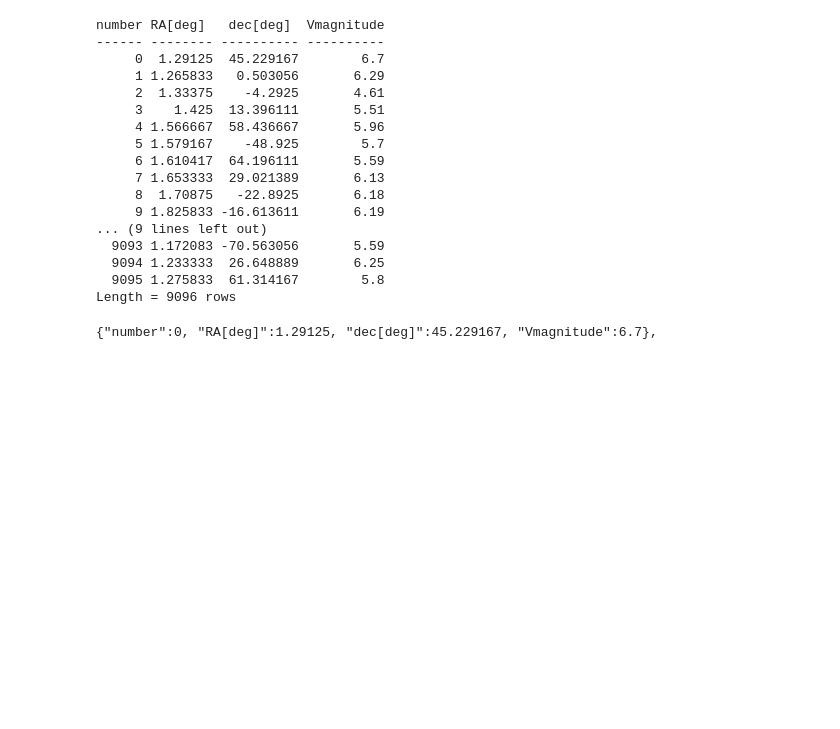
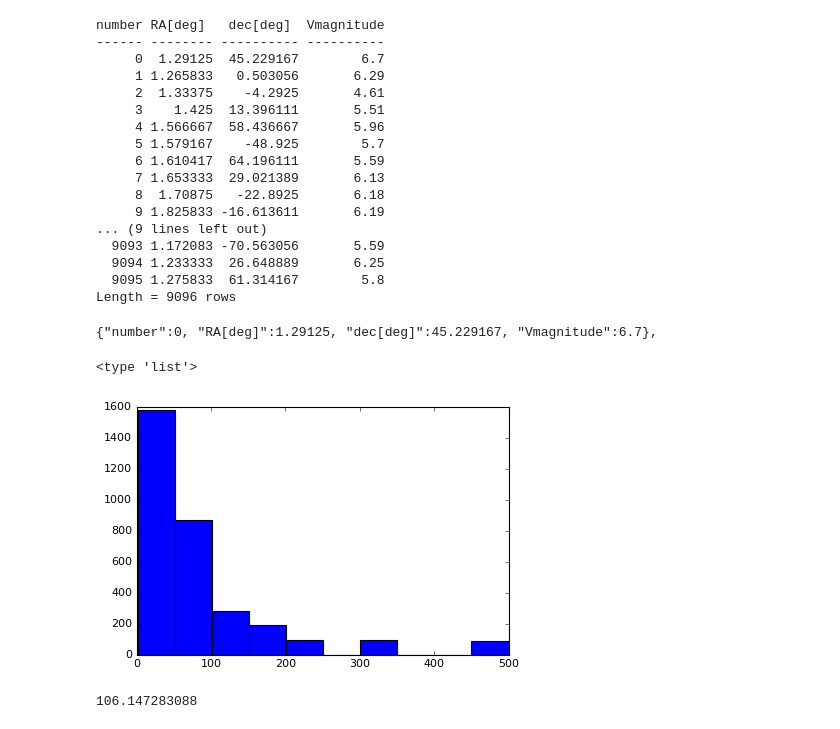
Before and after one commit to esandford/kepler_atlas, a Jupyter notebook: convert_csv_json.ipynb, the cells around one changed output. Cells and saved outputs as stored; diff of their text form; code cells hidden in the pictures; blank space fills up the shorter version.

```diff
--- a/convert_csv_json.ipynb
+++ b/convert_csv_json.ipynb
@@ -264,3 +265,28 @@ with open("./bsc.js","a") as outfile:
         outfile.write(rowstr)
     outfile.write("];")
     outfile.close()
+# %%
+bscfile = "./keplerAtlasNB/js/bsc.js"
+
+with open(bscfile, 'r') as f:
+    bsc = json.load(f)
+# %%
+bsc = bsc['brightstars']
+print type(bsc)
+# %% [output]
+<type 'list'>
+# %%
+dists = []
+for idx, i in enumerate(bsc):
+    dists.append(i['dist'])
+# %%
+dists = np.array(dists)
+
+plt.hist(dists[dists < 600])
+plt.show()
+# %% [output]
+[figure, added]
+# %%
+print np.mean(np.array(dists))
+# %% [output]
+106.147283088
```
Also changed, not shown: parts of 1 cell of this notebook, 2 other files.
